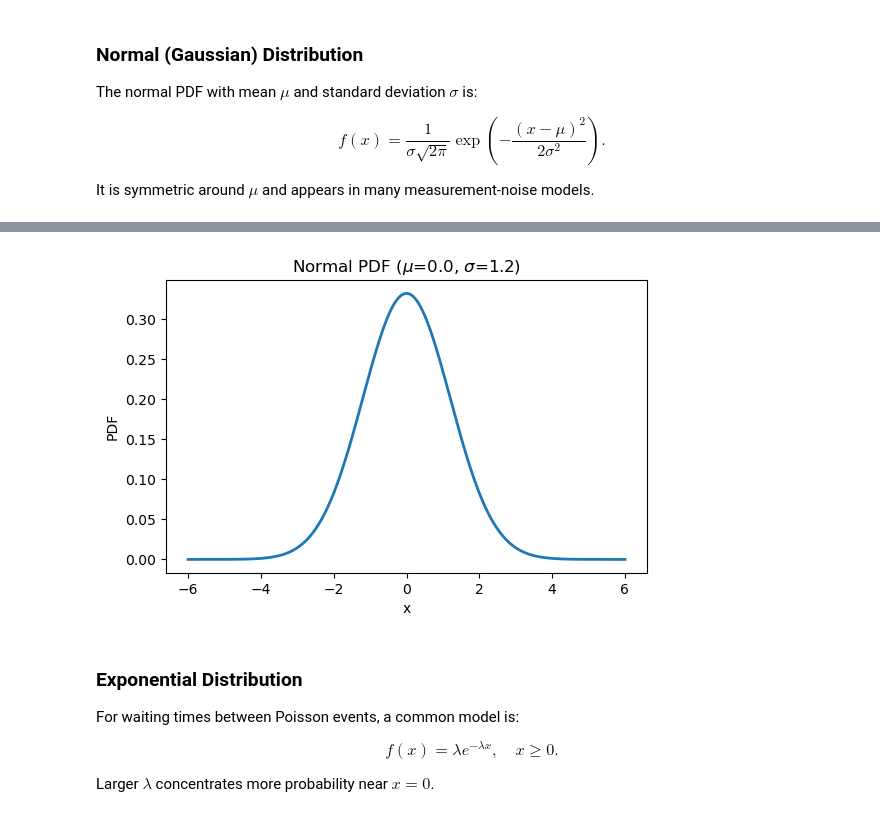
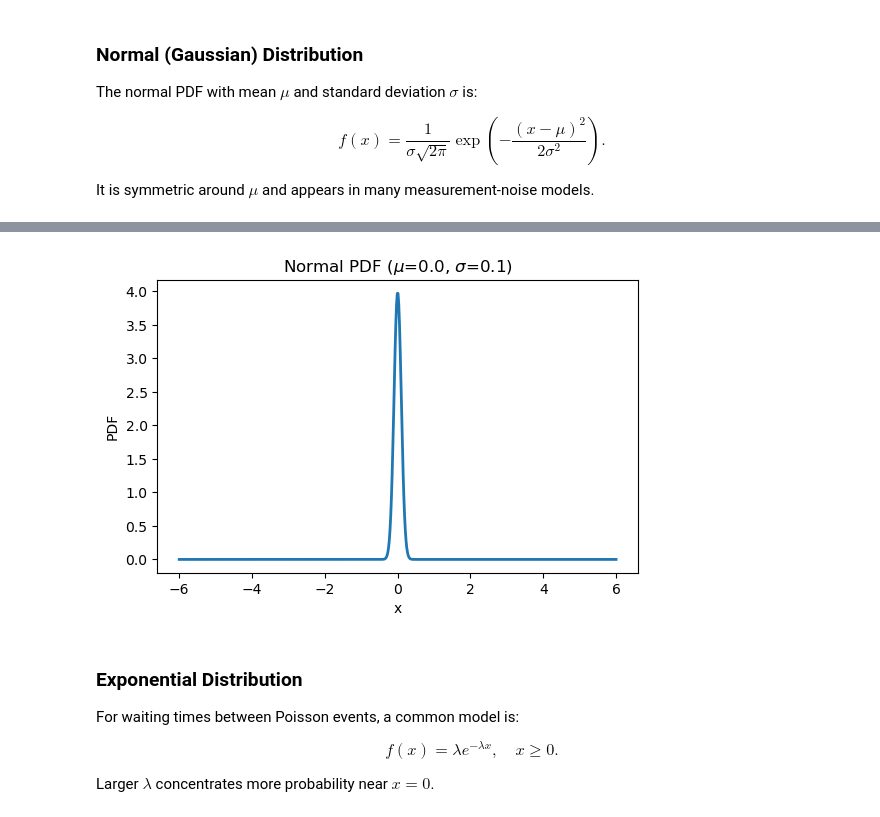
Before and after one commit to rreischke/astrostat_2026, a Jupyter notebook: notebooks/2_probability_distributions.ipynb, the cells around one changed output, grey strips where cells are left out. Saved outputs shown, nothing was run; the diff lists cells and outputs as text; code cells hidden in the pictures.

```diff
--- a/notebooks/2_probability_distributions.ipynb
+++ b/notebooks/2_probability_distributions.ipynb
@@ -127,7 +127,7 @@ $$
 
 It is symmetric around $\mu$ and appears in many measurement-noise models.
 # %%
-mu, sigma = 0.0, 1.2
+mu, sigma = 0.0, 0.1
 x = np.linspace(-6, 6, 600)
 pdf = (1.0 / (sigma * np.sqrt(2 * np.pi))) * np.exp(-0.5 * ((x - mu) / sigma) ** 2)
 
@@ -145,4 +145,4 @@ Normalisation check: 0.9999994263515934
-[figure, old version]
+[figure, new version]
 # %% [markdown]
 ### Exponential Distribution
 
```
Also changed, not shown: parts of 1 cell of this notebook, 2 other files.
